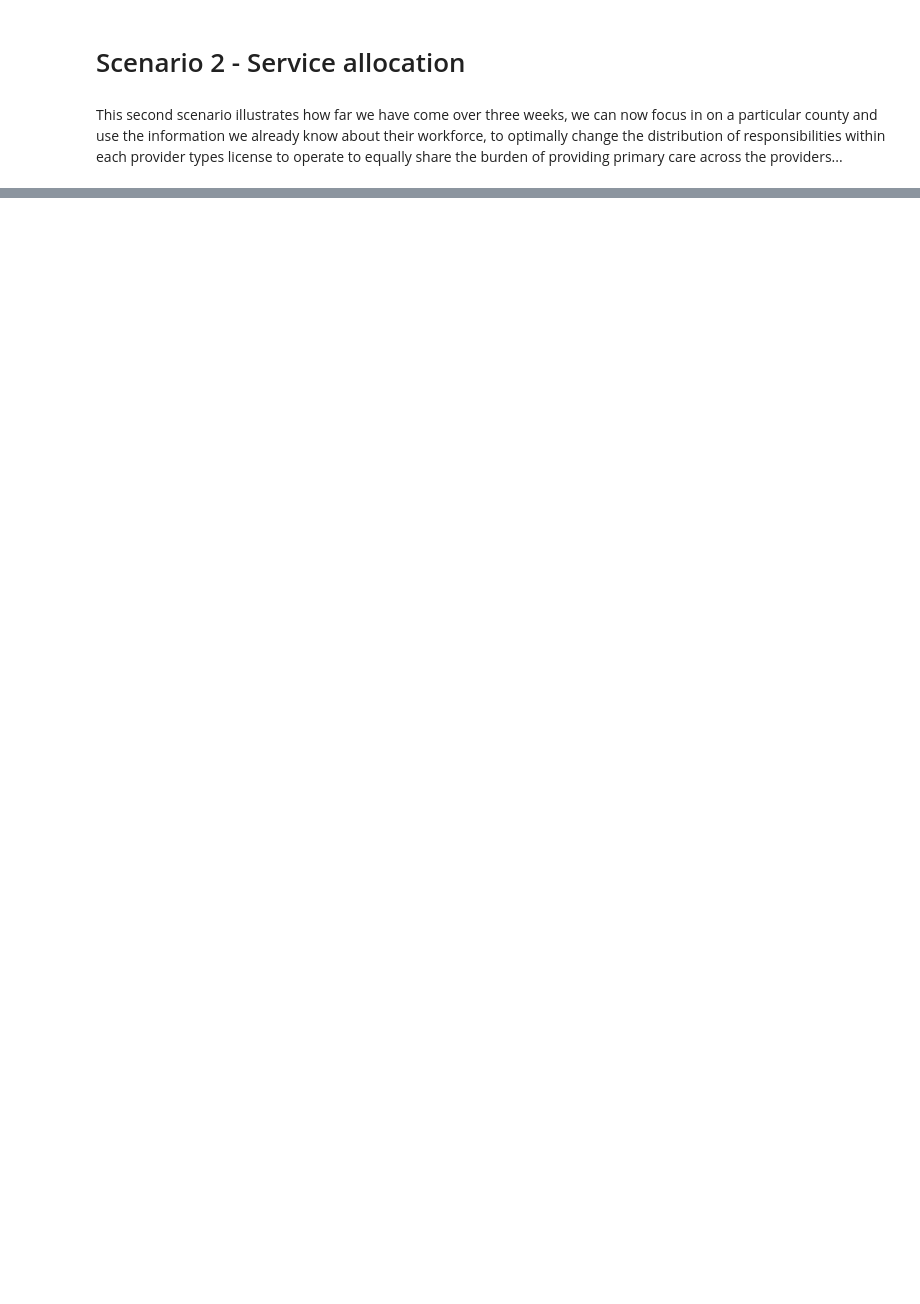
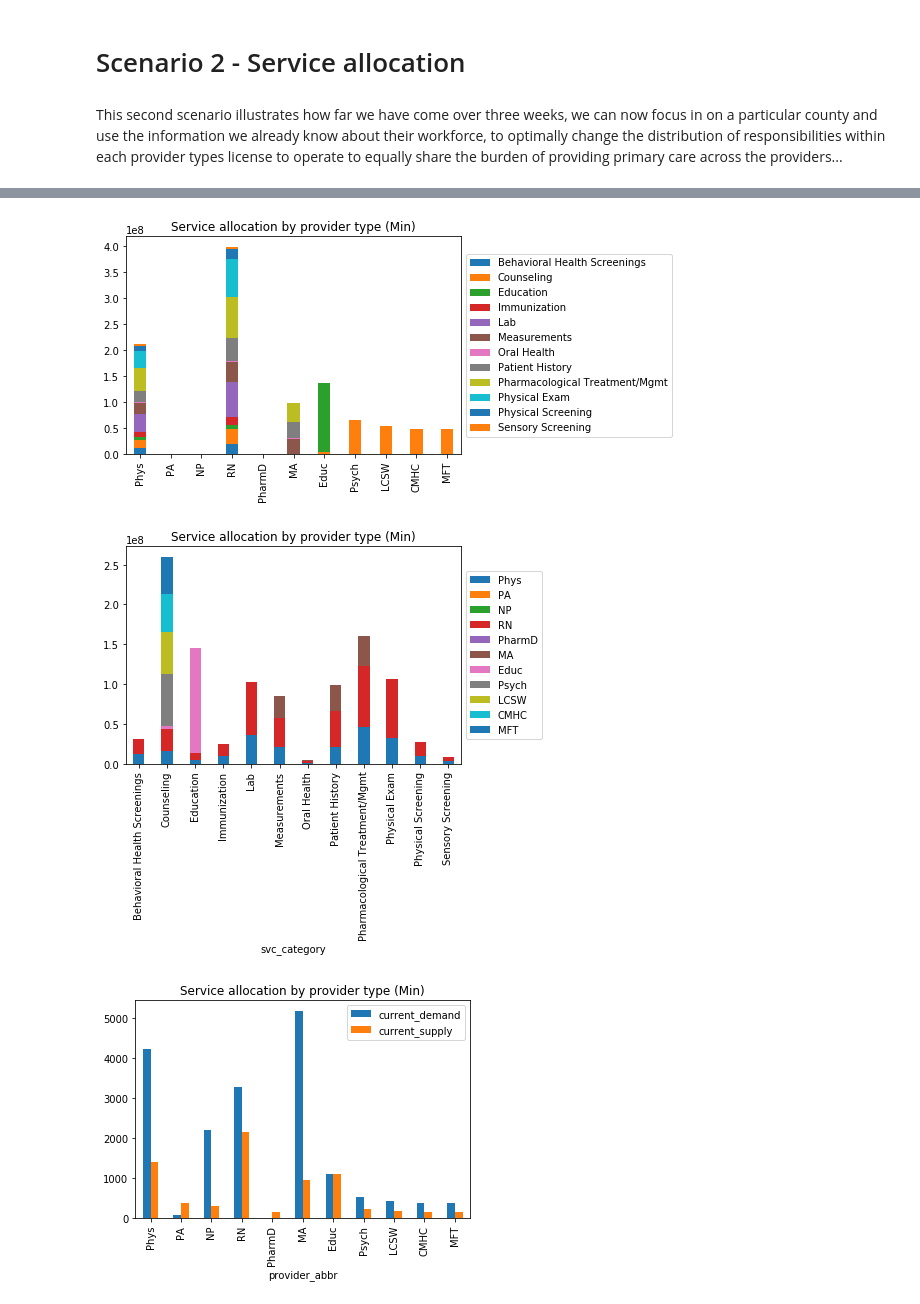
Before and after one commit to UMEC/healthcare-workforce, a Jupyter notebook: models/4.1.1 Model Manipulation/Workforce Tool - Demonstration Notebook.ipynb, the cells around one changed output, grey strips where cells are left out. Drawn from its saved outputs; the diff is of its cells as text; code cells hidden in the pictures; blank space fills up the shorter version.

```diff
--- a/models/4.1.1 Model Manipulation/Workforce Tool - Demonstration Notebook.ipynb
+++ b/models/4.1.1 Model Manipulation/Workforce Tool - Demonstration Notebook.ipynb
@@ -83,3 +68,11 @@ out
 # Scenario 2 - Service allocation
 # %% [markdown]
 This second scenario illustrates how far we have come over three weeks, we can now focus in on a particular county and use the information we already know about their workforce, to optimally change the distribution of responsibilities within each provider types license to operate to equally share the burden of providing primary care across the providers...
+# %%
+year = '2018'; current_year = '2018'
+option2 = 'service_allocation' ; sub_option2 = None; sub_option_value2 = None
+geo = 'State of Utah'
+out2,supply2 =  main(geo, year, current_year, option2, sub_option2, sub_option_value2, sut_target, collapse_group, FTE_time,
+        pop_chronic_trend, pop_chronic_prev, chron_care_freq, geo_area, service_characteristics,
+        pop_acute_need, population, provider_supply , pop_prev_need , provider_list ,
+        encounter_detail, overhead_work)
@@ -86 +95,7 @@ This second scenario illustrates how far we have come over three weeks, we can n
+# %%
+plotall(0.9, out2, supply2, option2, sub_option2, provider_list)
+# %% [output]
+[figure, added]
+[figure, added]
+[figure, added]
 # %%
```
Also changed, not shown: parts of 7 cells of this notebook, 2 other files.
